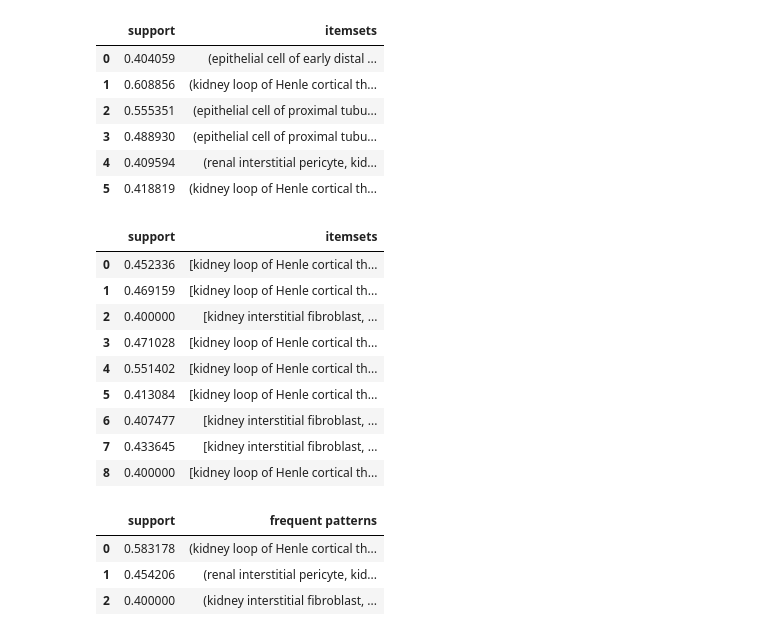
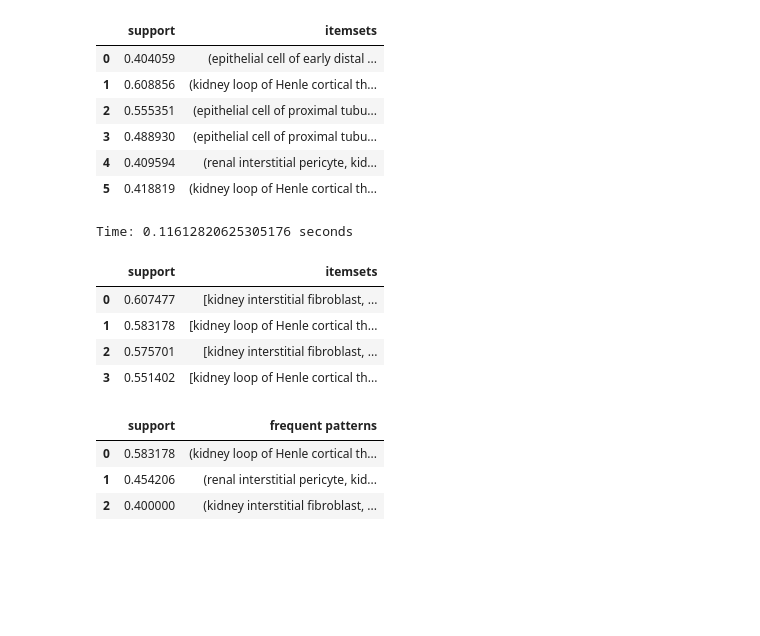
Before and after one commit to ShaokunAn/Spatial-Query, a Jupyter notebook: multi_spatial_query.ipynb, the cells around one changed output. Drawn from its saved outputs; the diff is of its cells as text; code cells hidden in the pictures; blank space fills up the shorter version.

```diff
--- a/multi_spatial_query.ipynb
+++ b/multi_spatial_query.ipynb
@@ -80,22 +106,22 @@ fp_tree
 # %%
 max_dist = 100
 min_size = 4
 min_count = 10
-min_support = 0.4
+min_support = 0.5
+ct = 'kidney interstitial fibroblast'
+start_time = time.time()
 fp_tree = tt.find_fp_dist(ct=ct, max_dist=max_dist, min_size=min_size, min_count=min_count,
                           min_support=min_support, dis_duplicates=True)
+end_time = time.time()
+print(f"Time: {end_time-start_time} seconds")
 fp_tree
 # %% [output]
+Time: 0.11612820625305176 seconds
 |  | support | itemsets |
-| 0 | 0.452336 | [kidney loop of Henle cortical th... |
-| 1 | 0.469159 | [kidney loop of Henle cortical th... |
-| 2 | 0.400000 | [kidney interstitial fibroblast, ... |
-| 3 | 0.471028 | [kidney loop of Henle cortical th... |
-| 4 | 0.551402 | [kidney loop of Henle cortical th... |
-| 5 | 0.413084 | [kidney loop of Henle cortical th... |
-| 6 | 0.407477 | [kidney interstitial fibroblast, ... |
-| 7 | 0.433645 | [kidney interstitial fibroblast, ... |
-| 8 | 0.400000 | [kidney loop of Henle cortical th... |
+| 0 | 0.607477 | [kidney interstitial fibroblast, ... |
+| 1 | 0.583178 | [kidney loop of Henle cortical th... |
+| 2 | 0.575701 | [kidney interstitial fibroblast, ... |
+| 3 | 0.551402 | [kidney loop of Henle cortical th... |
 # %%
 max_dist = 100
 min_size = 4
```
Also changed, not shown: parts of 6 cells of this notebook, 2 other files.
